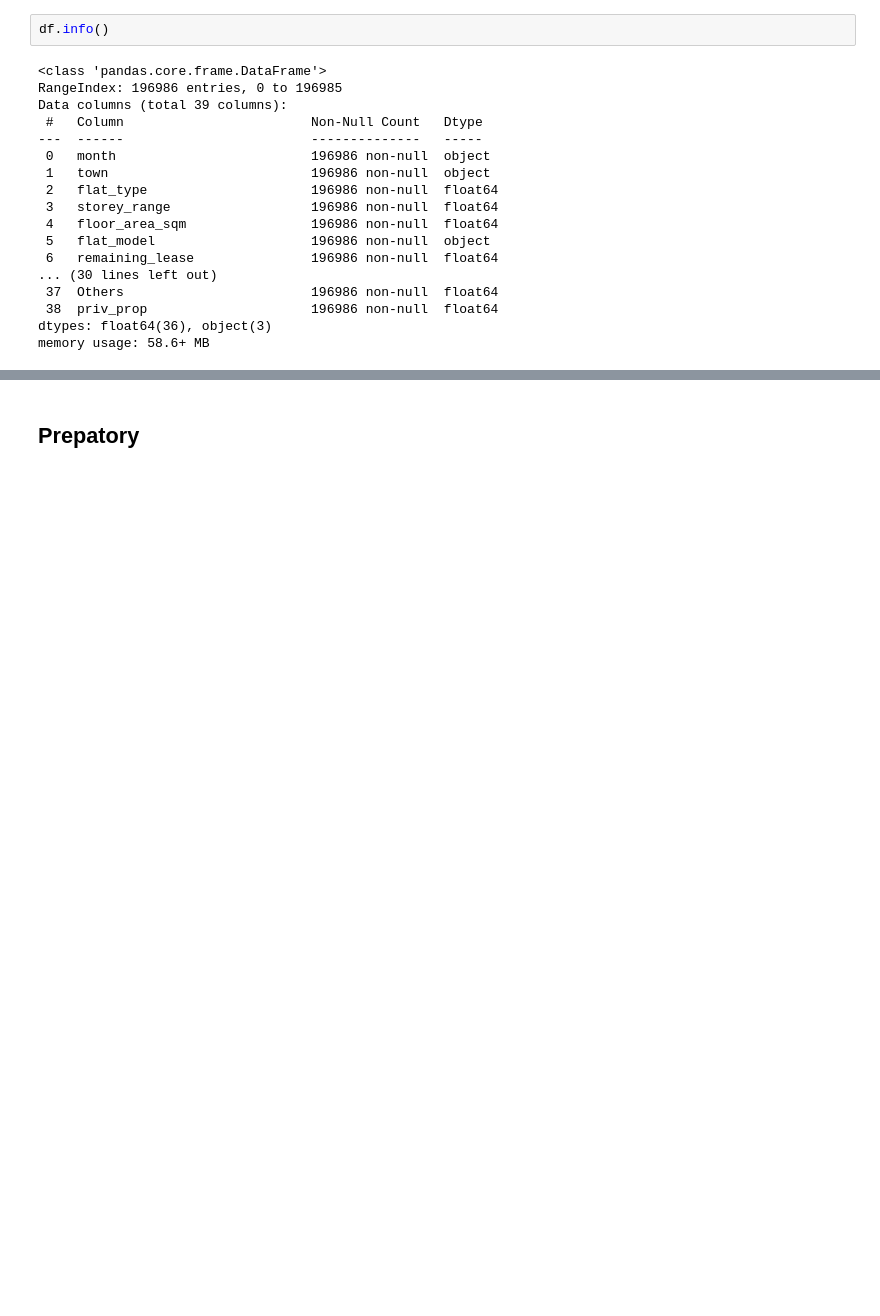
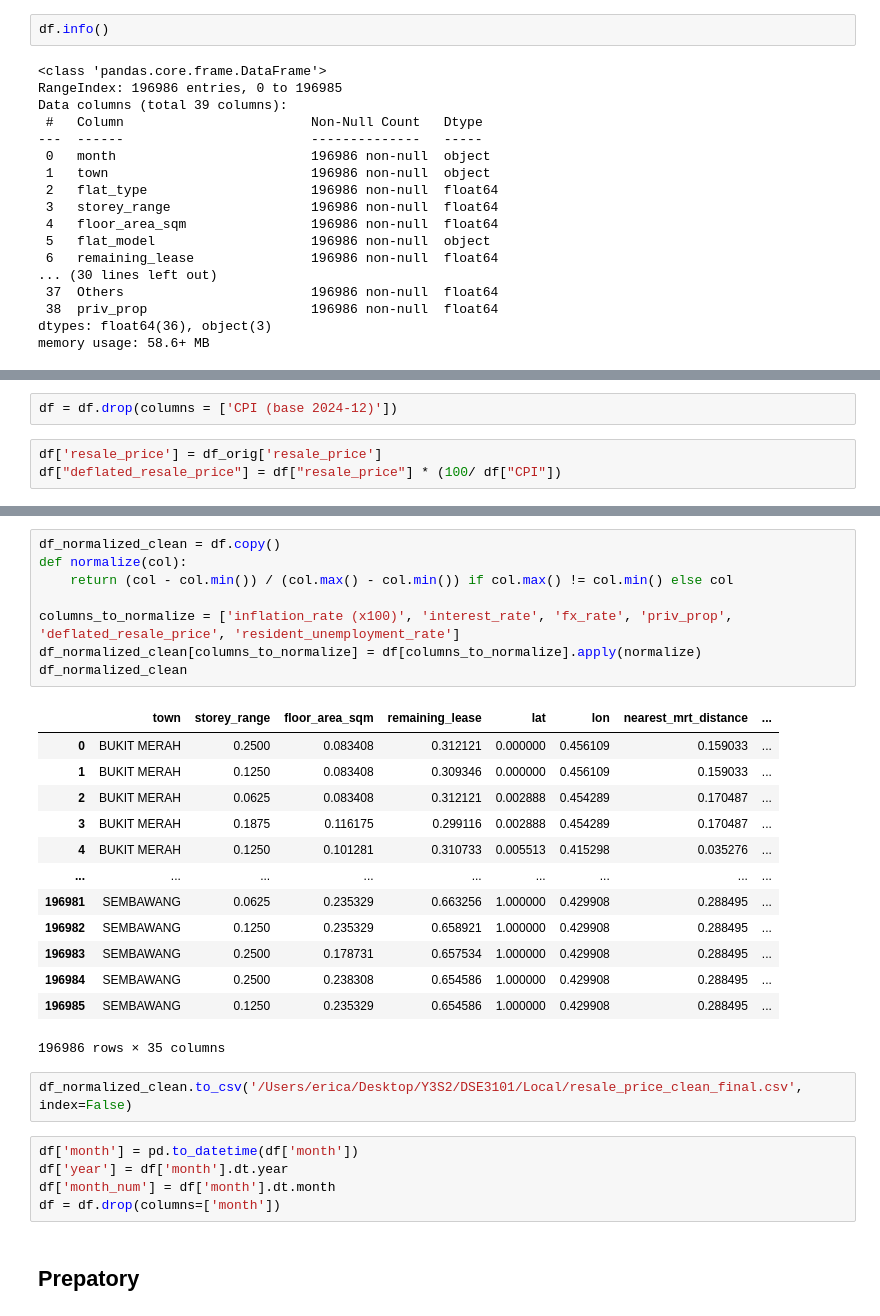
Before and after one commit to yuntsingg/DSE3101-HDB-Decode, a Jupyter notebook: code/ML_Model_Trials.ipynb, the cells around one changed output, grey strips where cells are left out. Cells and saved outputs as stored; diff of their text form; blank space fills up the shorter version.

```diff
--- a/code/ML_Model_Trials.ipynb
+++ b/code/ML_Model_Trials.ipynb
@@ -56,0 +99,5 @@ memory usage: 58.6+ MB
+# %%
+df = df.drop(columns = ['CPI (base 2024-12)'])
+# %%
+df['resale_price'] = df_orig['resale_price']
+df["deflated_resale_price"] = df["resale_price"] * (100/ df["CPI"])
@@ -57,3 +128,32 @@ memory usage: 58.6+ MB
+# %%
+df_normalized_clean = df.copy()
+def normalize(col):
+    return (col - col.min()) / (col.max() - col.min()) if col.max() != col.min() else col
+
+columns_to_normalize = ['inflation_rate (x100)', 'interest_rate', 'fx_rate', 'priv_prop', 'deflated_resale_price', 'resident_unemployment_rate']
+df_normalized_clean[columns_to_normalize] = df[columns_to_normalize].apply(normalize)
+df_normalized_clean
+# %% [output]
+|  | town | storey_range | floor_area_sqm | remaining_lease | lat | lon | nearest_mrt_distance | ... |
+| 0 | BUKIT MERAH | 0.2500 | 0.083408 | 0.312121 | 0.000000 | 0.456109 | 0.159033 | ... |
+| 1 | BUKIT MERAH | 0.1250 | 0.083408 | 0.309346 | 0.000000 | 0.456109 | 0.159033 | ... |
+| 2 | BUKIT MERAH | 0.0625 | 0.083408 | 0.312121 | 0.002888 | 0.454289 | 0.170487 | ... |
+| 3 | BUKIT MERAH | 0.1875 | 0.116175 | 0.299116 | 0.002888 | 0.454289 | 0.170487 | ... |
+| 4 | BUKIT MERAH | 0.1250 | 0.101281 | 0.310733 | 0.005513 | 0.415298 | 0.035276 | ... |
+| ... | ... | ... | ... | ... | ... | ... | ... | ... |
+| 196981 | SEMBAWANG | 0.0625 | 0.235329 | 0.663256 | 1.000000 | 0.429908 | 0.288495 | ... |
+| 196982 | SEMBAWANG | 0.1250 | 0.235329 | 0.658921 | 1.000000 | 0.429908 | 0.288495 | ... |
+| 196983 | SEMBAWANG | 0.2500 | 0.178731 | 0.657534 | 1.000000 | 0.429908 | 0.288495 | ... |
+| 196984 | SEMBAWANG | 0.2500 | 0.238308 | 0.654586 | 1.000000 | 0.429908 | 0.288495 | ... |
+| 196985 | SEMBAWANG | 0.1250 | 0.235329 | 0.654586 | 1.000000 | 0.429908 | 0.288495 | ... |
+196986 rows × 35 columns
+# %%
+df_normalized_clean.to_csv('/Users/erica/Desktop/Y3S2/DSE3101/Local/resale_price_clean_final.csv', index=False)
+# %%
+df['month'] = pd.to_datetime(df['month'])
+df['year'] = df['month'].dt.year
+df['month_num'] = df['month'].dt.month
+df = df.drop(columns=['month'])
 # %% [markdown]
 ## Prepatory
 # %%
```
Also changed, not shown: parts of 21 cells of this notebook, 3 other files.
